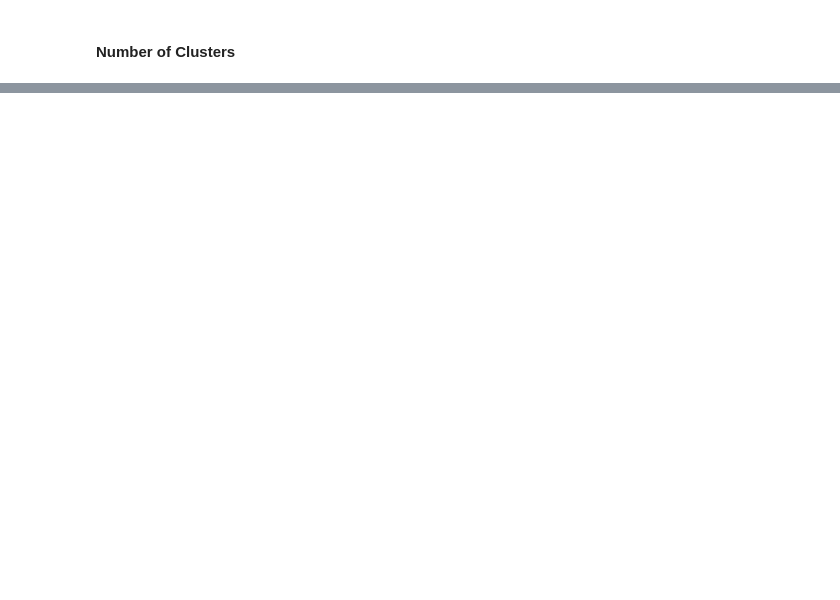
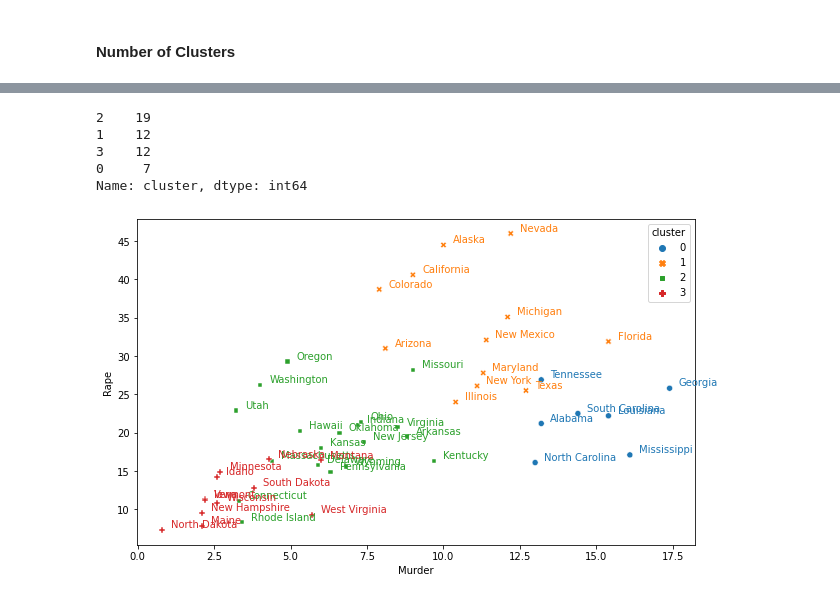
Before and after one commit to luckyspia/TIL, a Jupyter notebook: Statisic_Analysis/06.Clustering.ipynb, the cells around one changed output, grey strips where cells are left out. Saved outputs shown, nothing was run; the diff lists cells and outputs as text; code cells hidden in the pictures; blank space fills up the shorter version.

```diff
--- a/Statisic_Analysis/06.Clustering.ipynb
+++ b/Statisic_Analysis/06.Clustering.ipynb
@@ -115,0 +181,7 @@ array([[0],
+# %%
+# 군집의 개수가 4개가 되도록 Dendrogram을 잘라 Cluster 할당
+
+cluster = cut_tree(hc_ward, 4) # ward method의 결과를 4개의 군집으로 분할
+usarrests['cluster'] = cluster # 50개의 변수에 대해 4개의 클러스터로 할당
+usarrests.cluster = usarrests.cluster.astype('category') # 범주형으로 변환
+usarrests.head()
@@ -115,0 +195,24 @@ array([[0],
+# %%
+# 각 군집에 몇 개의 관측치가 들어가 있는지 확인
+# 4 개의 군집으로 구분하기로한 뒤, 구분했을 때, 한 군집에 너무 적은 관측치가 포함된다면, 군집의 개수를 늘려봐야 함
+usarrests.cluster.value_counts()
+# %% [output]
+2    19
+1    12
+3    12
+0     7
+Name: cluster, dtype: int64
+# %%
+# 변수 간의 Scatterplot으로 군집 특성 파악
+
+# 4 개의 변수 중 2 개만을 활용해 그렸지만, 각 변수에 대해 그려볼 수 있음
+plt.figure(figsize=(10,6))
+sns.scatterplot(x="Murder", y="Rape", hue="cluster", style="cluster", data=usarrests)
+for i in range(usarrests.shape[0]): # 그림 위에 주의 이름을 써줌
+    plt.text(x=usarrests.Murder[i]+0.3, # Murder의 약간 오른쪽에
+            y=usarrests.Rape[i]+0.3, # Rape의 약간 위에
+            s=usarrests.index[i], # 텍스트는 데이터의 인덱스를 사용
+            color=sns.color_palette()[usarrests.cluster[i]]) # 클러스터의 색과 맞춤
+plt.show()
+# %% [output]
+[figure, added]
```
Also changed, not shown: parts of 48 cells of this notebook.
